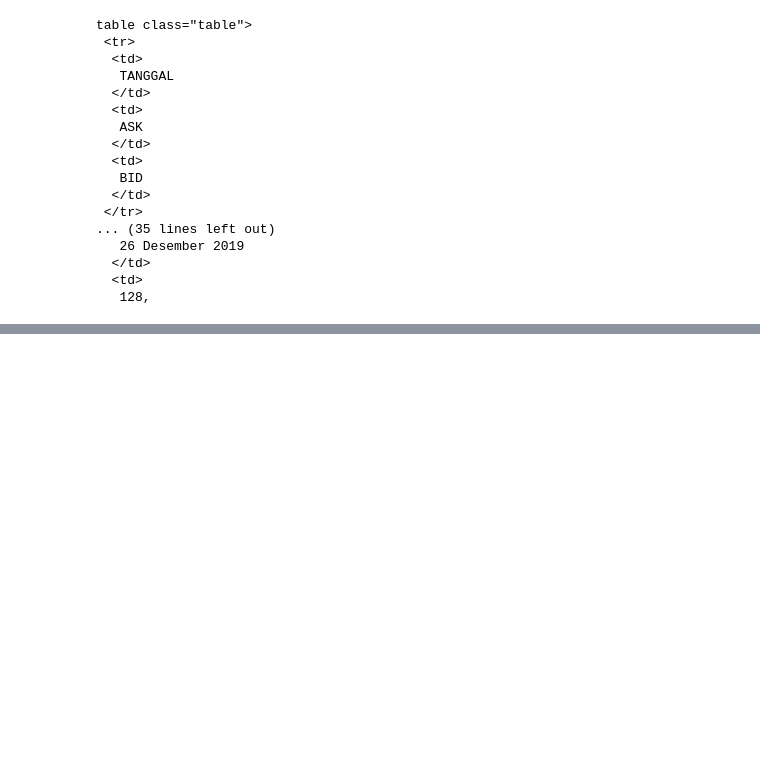
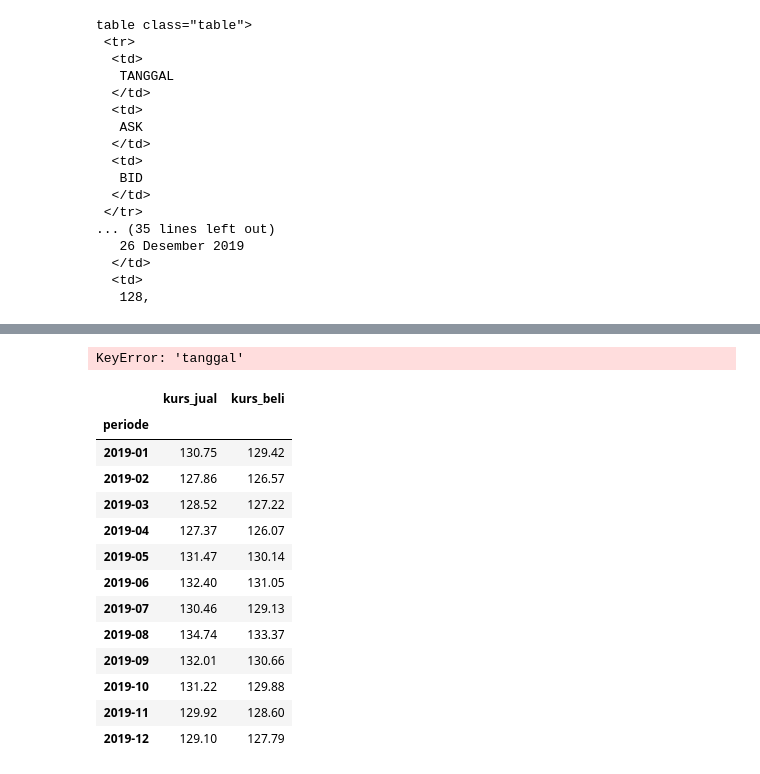
Before and after one commit to AlfaAbbas/algo_cap_webscraping, a Jupyter notebook: algo_cap_webscraping.ipynb, the cells around one changed output, grey strips where cells are left out. Cells and saved outputs as stored; diff of their text form; code cells hidden in the pictures; blank space fills up the shorter version.

```diff
--- a/algo_cap_webscraping.ipynb
+++ b/algo_cap_webscraping.ipynb
@@ -186,0 +220,23 @@ df.plot()
+# %%
+df2['periode'] = df2['tanggal'].dt.to_period('M')
+df2.head()
+# %% [output]
+KeyError: 'tanggal'
+# %%
+df2 = df2.groupby('periode').mean().round(2)
+df2
+# %% [output]
+|  | kurs_jual | kurs_beli |
+| periode |  |  |
+| 2019-01 | 130.75 | 129.42 |
+| 2019-02 | 127.86 | 126.57 |
+| 2019-03 | 128.52 | 127.22 |
+| 2019-04 | 127.37 | 126.07 |
+| 2019-05 | 131.47 | 130.14 |
+| 2019-06 | 132.40 | 131.05 |
+| 2019-07 | 130.46 | 129.13 |
+| 2019-08 | 134.74 | 133.37 |
+| 2019-09 | 132.01 | 130.66 |
+| 2019-10 | 131.22 | 129.88 |
+| 2019-11 | 129.92 | 128.60 |
+| 2019-12 | 129.10 | 127.79 |
```
Also changed, not shown: parts of 12 cells of this notebook, 2 other files.
